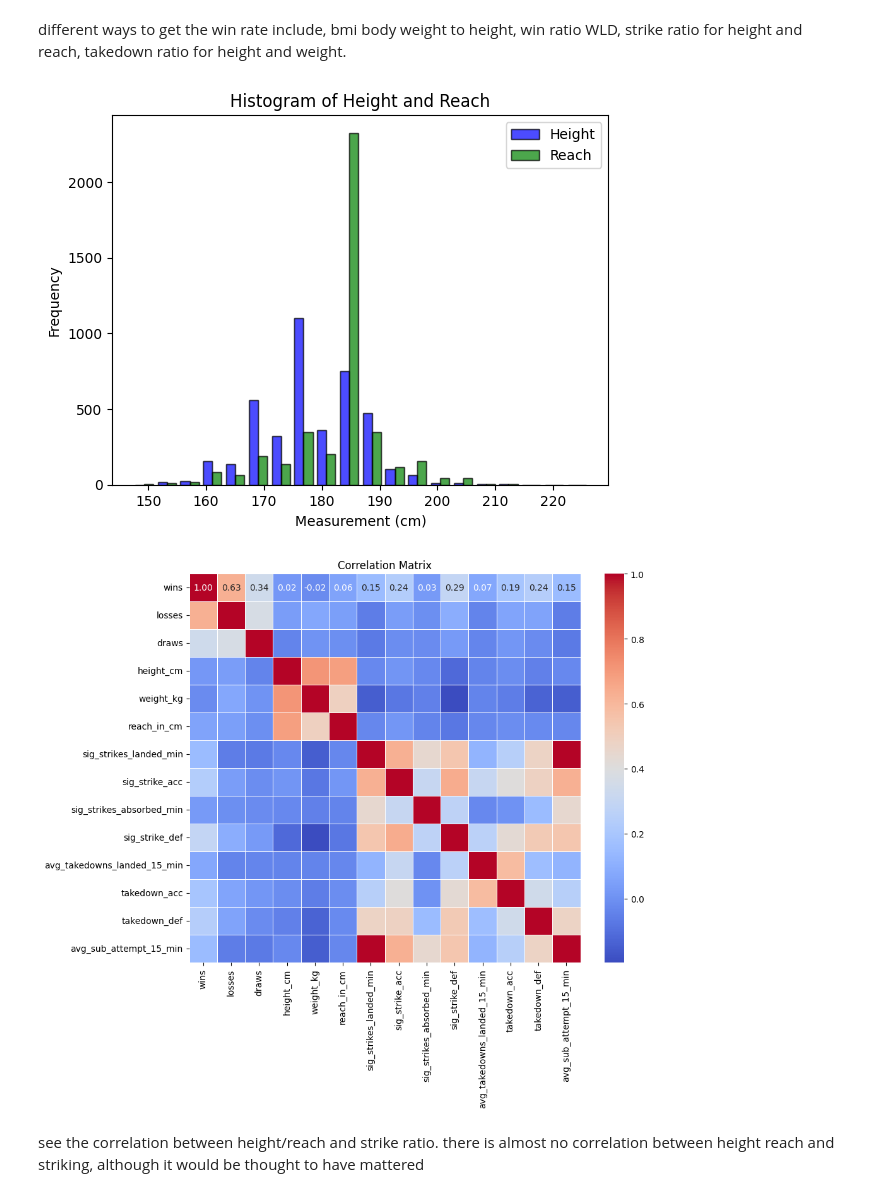
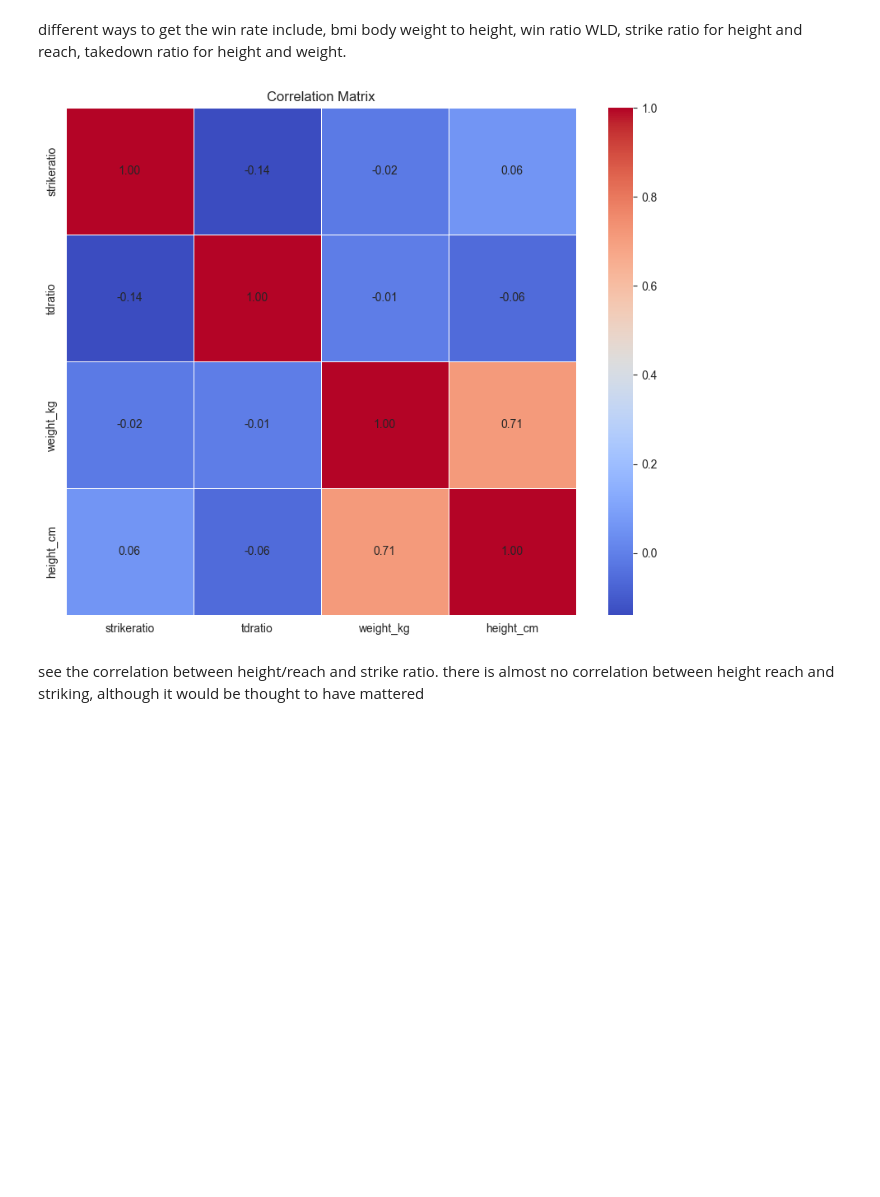
Before and after one commit to ImtiazAli1/INM701, a Jupyter notebook: cw.ipynb, the cells around one changed output. Drawn from its saved outputs; the diff is of its cells as text; code cells hidden in the pictures; blank space fills up the shorter version.

```diff
--- a/cw.ipynb
+++ b/cw.ipynb
@@ -277,52 +277,34 @@ different ways to get the win rate include, bmi body weight to height, win ratio
 # %%
 import matplotlib.pyplot as plt
 import pandas as pd
 import os
 import seaborn as sns
 from datetime import datetime
 
 path = "."
 
 filename_read = os.path.join(path, "newufc.csv")
 df = pd.read_csv(filename_read, na_values=['NA', '?'])
 
-# Assuming you have a DataFrame 'df' with columns 'height_cm' and 'reach_in_cm'
-# Calculate the height vs reach differential
-df['height_reach_diff'] = df['reach_in_cm'] - df['height_cm']
+# Calculate strike ratio
+df['strikeratio'] = df['sig_strikes_landed_min'] / df['sig_strike_def']
+df['tdratio'] = df['avg_takedowns_landed_15_min'] / df['takedown_def']
 
-# Create a histogram with overlaid distributions
-plt.hist([df['height_cm'], df['reach_in_cm']], bins=20, color=['blue', 'green'], label=['Height', 'Reach'], edgecolor='black', alpha=0.7)
-
-# Add labels and title
-plt.xlabel('Measurement (cm)')
-plt.ylabel('Frequency')
-plt.title('Histogram of Height and Reach')
-plt.legend()
-
-# Show the plot
-plt.show()
-
-# Calculate strike ratio
-df['strikeratio'] = df['sig_strikes_landed_min'] / df['sig_strikes_absorbed_min']
-df['tdratio'] = df['avg_takedowns_landed_15_min'] / df['takedown_def']
-#wins	losses	draws	height_cm	weight_kg	reach_in_cm	stance
-#sig_strikes_landed_min	sig_strike_acc	sig_strikes_absorbed_min	sig_strike_def
-#avg_takedowns_landed_15_min	takedown_acc	takedown_def	avg_sub_attempt_15_min	bmi
-
-# Display the correlation matrix
-#corr_matrix = df[['sig_strikes_landed_min','sig_strike_def','avg_takedowns_landed_15_min',
-#                  'takedown_def','wins']].corr()
-
-corr_matrix = df[['wins','losses','draws','height_cm','weight_kg','reach_in_cm','sig_strikes_landed_min','sig_strike_acc','sig_strikes_absorbed_min','sig_strike_def',
-'avg_takedowns_landed_15_min','takedown_acc','takedown_def','avg_sub_attempt_15_min']].corr()
+#Display the correlation matrix
+corr_matrix = df[['strikeratio', 'tdratio', 'weight_kg', 'height_cm']].corr()
 
 # Plot the correlation matrix using a heatmap
 plt.figure(figsize=(10, 8))
-sns.heatmap(corr_matrix, annot=True, cmap='coolwarm', fmt='.2f', linewidths=.5)
+sns.heatmap(corr_matrix, cmap='coolwarm', fmt='.2f', linewidths=.5)
 plt.title('Correlation Matrix')
+
+# Manually add annotations
+for i in range(len(corr_matrix)):
+    for j in range(len(corr_matrix.columns)):
+        plt.text(j + 0.5, i + 0.5, f"{corr_matrix.iloc[i, j]:.2f}", ha='center', va='center', fontsize=10)
+
 plt.show()
 # %% [output]
-[figure, old version]
+[figure, new version]
-[figure, removed]
 # %% [markdown]
 see the correlation between height/reach and strike ratio. there is almost no correlation between height reach and striking, although it would be thought to have mattered
```
Also changed, not shown: parts of 3 cells of this notebook.
